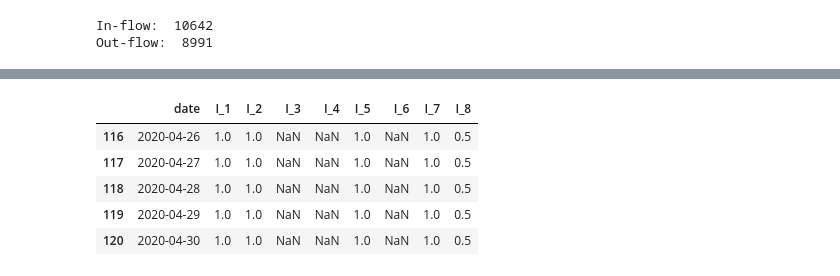
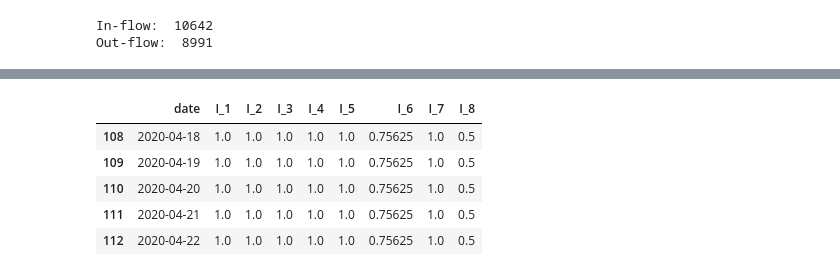
Before and after one commit to matteoboh/covid-spreading-model, a Jupyter notebook: spreading_model.ipynb, the cells around one changed output, grey strips where cells are left out. Cells and saved outputs as stored; diff of their text form; code cells hidden in the pictures.

```diff
--- a/spreading_model.ipynb
+++ b/spreading_model.ipynb
@@ -24,0 +16,5 @@ df_covid.tail()
+# %%
+# all data until 2020-04-22
+df_covid = df_covid[df_covid['date'] <= max(df_flows['date'])]
+df_lockdown = df_lockdown[df_lockdown['date'] <= max(df_flows['date'])]
+df_covid.tail()
@@ -276,36 +292,36 @@ map_Indicator_to_N = {
     '6': 3,
     '7': 2,
     '8': 4
 }
 
 w = (1/8) * sum([1/(N+1) for N in map_Indicator_to_N.values()])
 
 def compute_I(C, C_num, G=0):
     if C_num != '8':
         I = C * (1-w) / map_Indicator_to_N[C_num] + w * G
     else:
         # this is for indicator 8, that has no flag 1/0
         I = C / map_Indicator_to_N[C_num]
     return I
 
 def add_I_to_df(df_lockdown):
 
     df_with_I = df_lockdown.copy()
 
     for C_num in map_Indicator_to_N.keys():
         if C_num != '8':
             df_with_I['I_'+C_num] = compute_I(df_with_I['C'+C_num], C_num, df_with_I['C'+C_num+'_Flag'])
         else:
             df_with_I['I_'+C_num] = compute_I(df_with_I['C'+C_num], C_num)
 
-    return df_with_I
+    return df_with_I.fillna(0) # " [...] an absence of data corresponds to a sub-index of zero."
 
 df_Ind = add_I_to_df(df_lockdown)[['date', 'I_1', 'I_2', 'I_3', 'I_4', 'I_5', 'I_6', 'I_7', 'I_8']]
 df_Ind.tail()
 # %% [output]
 |  | date | I_1 | I_2 | I_3 | I_4 | I_5 | I_6 | I_7 | I_8 |
-| 116 | 2020-04-26 | 1.0 | 1.0 | NaN | NaN | 1.0 | NaN | 1.0 | 0.5 |
-| 117 | 2020-04-27 | 1.0 | 1.0 | NaN | NaN | 1.0 | NaN | 1.0 | 0.5 |
-| 118 | 2020-04-28 | 1.0 | 1.0 | NaN | NaN | 1.0 | NaN | 1.0 | 0.5 |
-| 119 | 2020-04-29 | 1.0 | 1.0 | NaN | NaN | 1.0 | NaN | 1.0 | 0.5 |
-| 120 | 2020-04-30 | 1.0 | 1.0 | NaN | NaN | 1.0 | NaN | 1.0 | 0.5 |
+| 108 | 2020-04-18 | 1.0 | 1.0 | 1.0 | 1.0 | 1.0 | 0.75625 | 1.0 | 0.5 |
+| 109 | 2020-04-19 | 1.0 | 1.0 | 1.0 | 1.0 | 1.0 | 0.75625 | 1.0 | 0.5 |
+| 110 | 2020-04-20 | 1.0 | 1.0 | 1.0 | 1.0 | 1.0 | 0.75625 | 1.0 | 0.5 |
+| 111 | 2020-04-21 | 1.0 | 1.0 | 1.0 | 1.0 | 1.0 | 0.75625 | 1.0 | 0.5 |
+| 112 | 2020-04-22 | 1.0 | 1.0 | 1.0 | 1.0 | 1.0 | 0.75625 | 1.0 | 0.5 |
```
Also changed, not shown: parts of 14 cells of this notebook.
